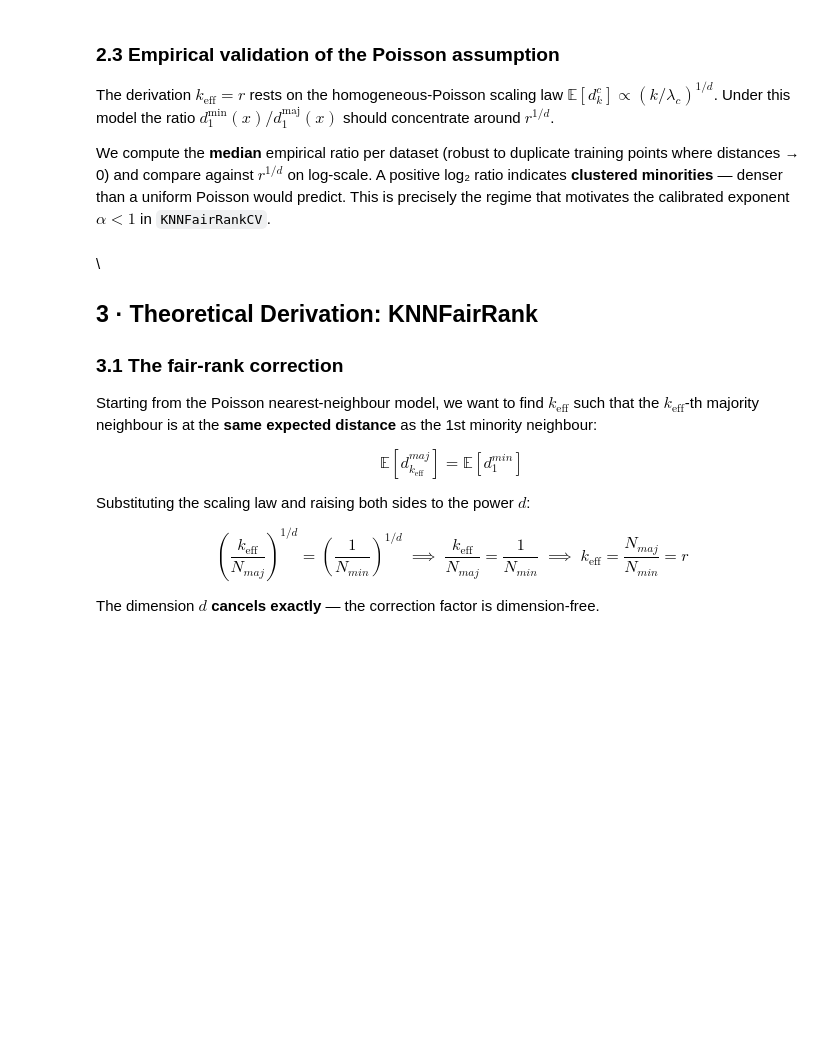
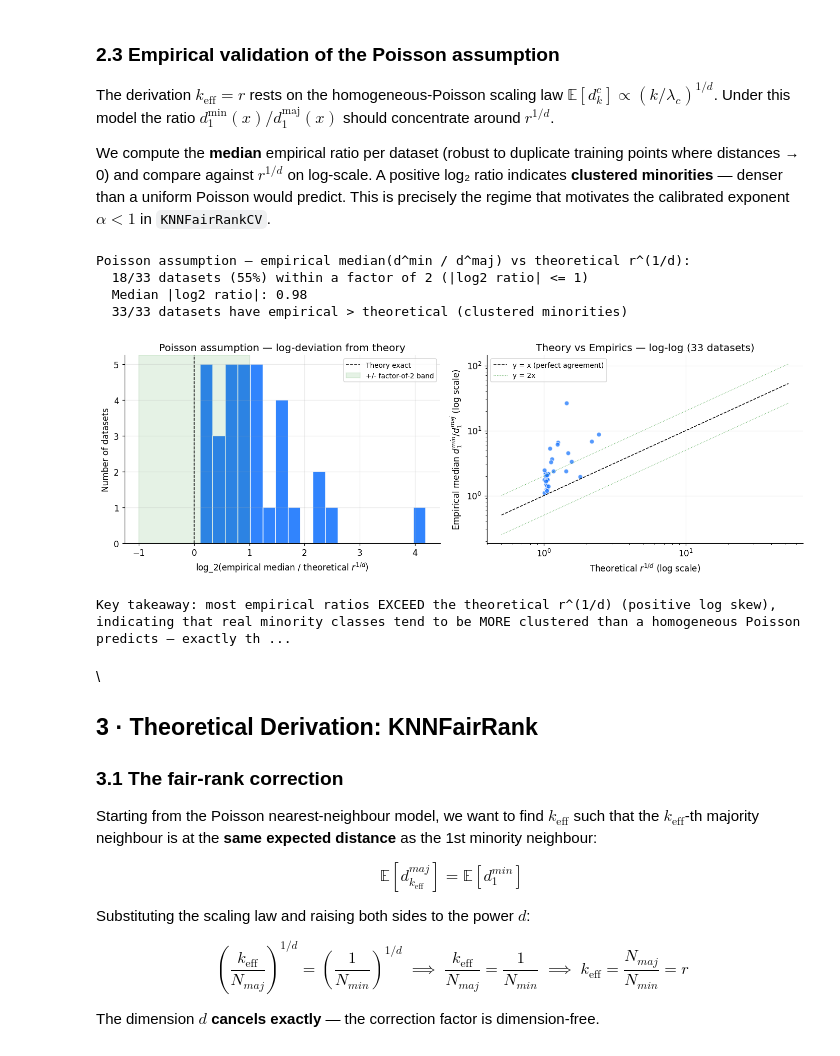
Before and after one commit to zepaulo333/knn_classimbalance, a Jupyter notebook: notebooks/entrega_final.ipynb, the cells around one changed output. Saved outputs shown, nothing was run; the diff lists cells and outputs as text; code cells hidden in the pictures; blank space fills up the shorter version.

```diff
--- a/notebooks/entrega_final.ipynb
+++ b/notebooks/entrega_final.ipynb
@@ -249,6 +249,8 @@ _active = set(agg_all['dataset'].unique())
 for _ds in datasets:
     if _ds.name not in _active:
         continue
+    if _ds.X.shape[1] == 0:
+        continue  # all-categorical dataset after data leakage fix
     X = StandardScaler().fit_transform(_ds.X)
     X = np.nan_to_num(X, nan=0.0)
     y = _bin_emp(_ds.y)
@@ -288,33 +290,40 @@ print(f"  {n_pos}/{n_total} datasets have empirical > theoretical (clustered min
 
 fig, axes = plt.subplots(1, 2, figsize=(13, 4.5))
 axes[0].hist(_emp_df['log2_ratio'], bins=18, color="#0d6efd", edgecolor="white", alpha=0.85)
 axes[0].axvline(0, color="black", linestyle="--", lw=1, label="Theory exact")
 axes[0].axvspan(-1, 1, alpha=0.10, color="green", label="+/- factor-of-2 band")
 axes[0].set_xlabel("log_2(empirical median / theoretical $r^{1/d}$)")
 axes[0].set_ylabel("Number of datasets")
 axes[0].set_title("Poisson assumption — log-deviation from theory")
 axes[0].legend(fontsize=9)
 
 axes[1].loglog(_emp_df['theoretical_r_pow_1d'], _emp_df['empirical_median_ratio'],
                 'o', color="#0d6efd", alpha=0.7, markeredgecolor="white")
 _lo = min(_emp_df['theoretical_r_pow_1d'].min(), _emp_df['empirical_median_ratio'].min()) * 0.5
 _hi = max(_emp_df['theoretical_r_pow_1d'].max(), _emp_df['empirical_median_ratio'].max()) * 2
 axes[1].plot([_lo, _hi], [_lo, _hi], 'k--', lw=1, label="y = x (perfect agreement)")
 axes[1].plot([_lo, _hi], [2*_lo, 2*_hi], 'g:', lw=0.8, alpha=0.6, label="y = 2x")
 axes[1].plot([_lo, _hi], [_lo/2, _hi/2], 'g:', lw=0.8, alpha=0.6)
 axes[1].set_xlabel("Theoretical $r^{1/d}$ (log scale)")
 axes[1].set_ylabel("Empirical median $d_1^{min} / d_1^{maj}$ (log scale)")
 axes[1].set_title(f"Theory vs Empirics — log-log ({n_total} datasets)")
 axes[1].legend(fontsize=9, loc="upper left")
 
 plt.tight_layout()
 plt.savefig("results/figures/poisson_empirical_validation.png", bbox_inches="tight")
 plt.show()
 
 print(f"\nKey takeaway: most empirical ratios EXCEED the theoretical r^(1/d) "
       f"(positive log skew), indicating that real minority classes tend to be MORE clustered "
       f"than a homogeneous Poisson predicts — exactly the regime where alpha < 1 in "
       f"KNNFairRankCV is theoretically motivated.")
+# %% [output]
+Poisson assumption — empirical median(d^min / d^maj) vs theoretical r^(1/d):
+  18/33 datasets (55%) within a factor of 2 (|log2 ratio| <= 1)
+  Median |log2 ratio|: 0.98
+  33/33 datasets have empirical > theoretical (clustered minorities)
+[figure, added]
+Key takeaway: most empirical ratios EXCEED the theoretical r^(1/d) (positive log skew), indicating that real minority classes tend to be MORE clustered than a homogeneous Poisson predicts — exactly th ...
 # %% [markdown]
 \
 ## 3 · Theoretical Derivation: KNNFairRank
```
Also changed, not shown: parts of 16 cells of this notebook, 24 other files.
